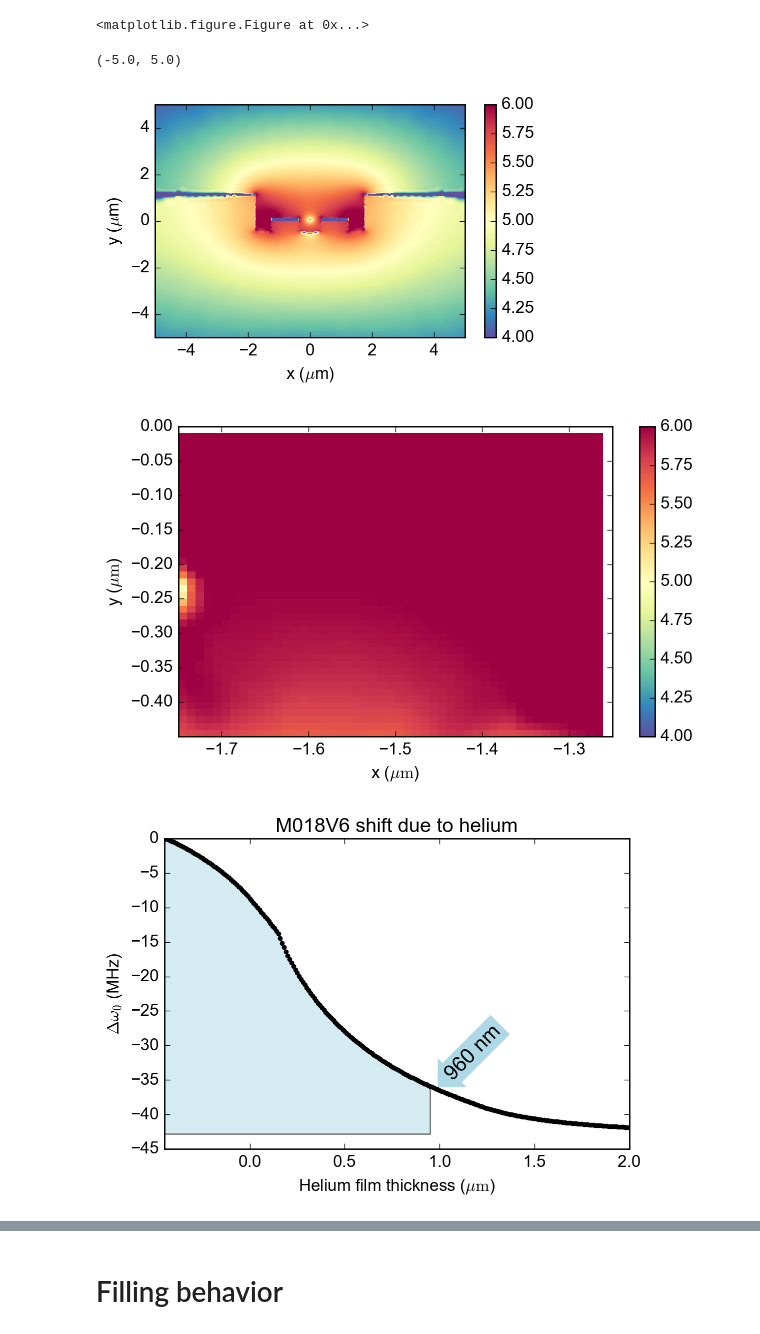
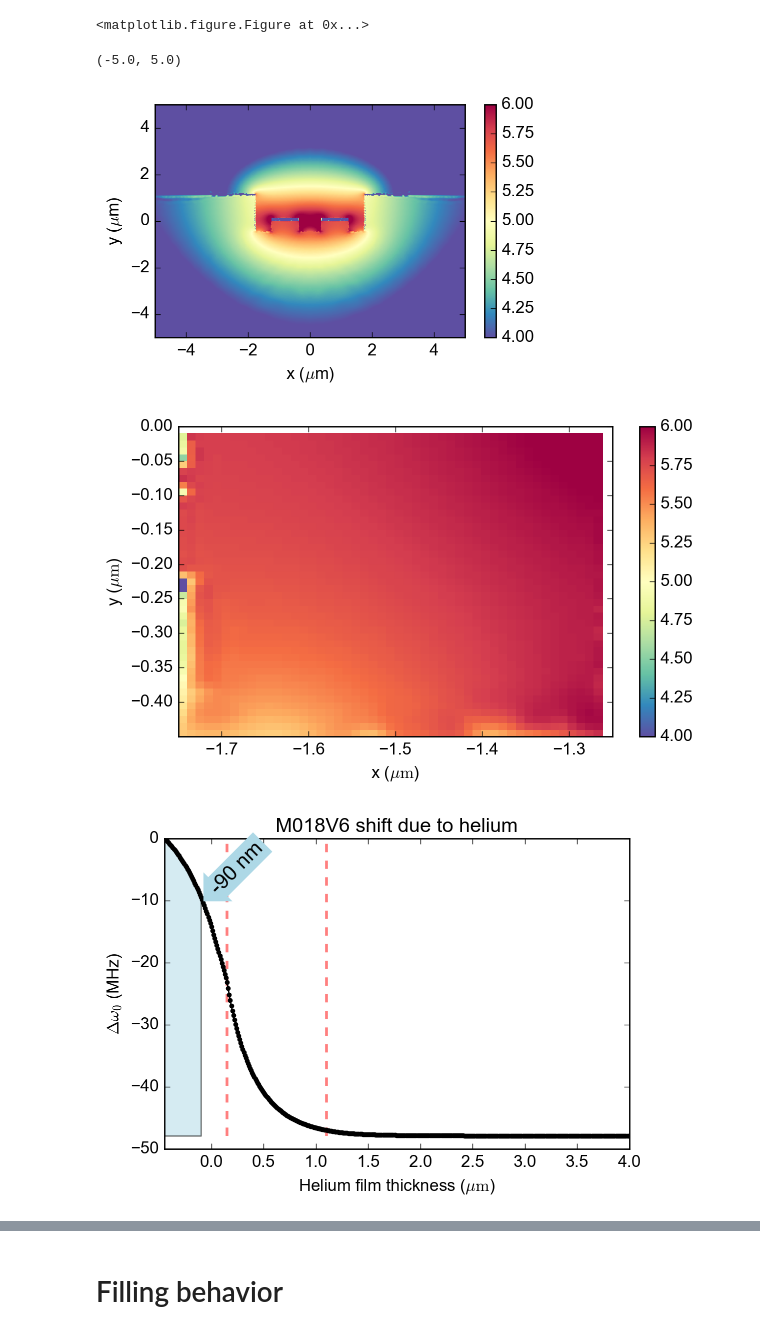
Before and after one commit to gkoolstra/ipython-notebooks, a Jupyter notebook: 20160530 - Master simulation notebook.ipynb, the cells around one changed output, grey strips where cells are left out. Saved outputs shown, nothing was run; the diff lists cells and outputs as text; code cells hidden in the pictures.

```diff
--- a/20160530 - Master simulation notebook.ipynb
+++ b/20160530 - Master simulation notebook.ipynb
@@ -80,6 +82,6 @@ The mean electric field over the range (-0.25, 0.25) is 0.3237 V/um.
 # %%
 # Load the data from the dsp file:
-path=r"/Volumes/slab/Gerwin/Electron on helium/Maxwell/M018 Yggdrasil/M018V6/V6.3/DCBiasMagE/channel_1100nm_L3etch_450nm.dsp"
+path=r"/Volumes/slab/Gerwin/Electron on helium/Maxwell/M018 Yggdrasil/M018V6/V6.3/RFFieldMagE/channel_1100nm_L3etchT_450nm.dsp"
 #path = r'/mnt/s/_Data/160513 - EonHe M016v5/data/simulation/Maxwell/160525 - Resonator XZ cut/160530 - M016v5 resonator xz cut magE.dsp'
 #path = r'S:\_Data\160513 - EonHe M016v5\data\simulation\Maxwell\160525 - Resonator XZ cut\160530 - M016v5 resonator xz cut magE.dsp'
 elements, nodes, elem_solution, bounding_box = import_data.load_dsp(path)
@@ -122,7 +124,7 @@ plt.xlim(np.min(x_symmetric), np.max(x_symmetric))
 plt.ylim(np.min(y_symmetric), np.max(y_symmetric))
 # %% [output]
 (-5.0, 5.0)
-[figure, old version]
+[figure, new version]
 # %%
 # This cell only serves as a test to see if integrate_energy gets the correct input
 integrate_energy(x_symmetric.T * 1E-6, y_symmetric.T * 1E-6, Uinterp_symmetric.T, (-1.75E-6, -1.25E-6),
@@ -131,11 +133,12 @@ integrate_energy(x_symmetric.T * 1E-6, y_symmetric.T * 1E-6, Uinterp_symmetric.T
                  do_plot=True, cmap=plt.cm.Spectral_r, figsize=(7.,4.))
 plt.clim(4, 6)
 # %% [output]
-[figure, old version]
+[figure, new version]
 # %%
 # Note: this code takes into account that the walls of the channel are not made of a conductor.
 film_thickness = np.arange(-L3_etch_depth, 5E-6, 0.01E-6)
 channel_width = 3.5E-6
+pin_thickness = 0.15E-6
 between_pins = (-0.35E-6, 0.35E-6)
 edge_gaps = [(-1.75E-6, -1.25E-6),(1.25E-6, 1.75E-6)]
 eps_silicon = 11.45 # Simulation was done with eps_silicon = 11.45
@@ -207,31 +210,36 @@ for f in tqdm(film_thickness):
 # %%
 from ipywidgets import interact
 
-w0_M018 = 6.405E9
+w0_M018 = 6.45E9
 resfreq_shift_M018 = -w0_M018*(1-1/np.sqrt(eps_ratio))
 
 fig1 = plt.figure(figsize=(6.,4.))
 common.configure_axes(12)
 
 #plt.plot(film_thickness*1E6, resfreq_shift_M018/1E6)
 
 def plot_red_line(shift=-10):
     plt.plot(film_thickness*1E6, resfreq_shift_M018/1E6, '.-', color='k')
     plt.xlabel(r'Helium film thickness ($\mu\mathrm{m}$)')
     plt.ylabel(r'$\Delta \omega_0$ (MHz)')
-    plt.xlim(-L3_etch_depth*1E6, 2)
+    plt.xlim(-L3_etch_depth*1E6, 4)
     plt.title("M018V6 shift due to helium")
 
     index = common.find_nearest(resfreq_shift_M018/1E6, shift)
     t = film_thickness[index]*1E6
     #print t
     bbox_props = dict(boxstyle="larrow,pad=0.2", fc="lightblue", ec="none", lw=2)
-    plt.text(t+0.05, shift+0.5, "{:.0f} nm".format(t*1E3), ha="left", va="bottom", rotation=45, size=15, bbox=bbox_props)
+    plt.text(t+0.05, shift+0.5, "{:.0f} nm".format(t*1E3), ha="left", va="bottom", rotation=45, size=15,
+             bbox=bbox_props)
 
-    plt.fill_between(film_thickness[:index]*1E6, resfreq_shift_M018[:index]/1E6, y2=np.min(resfreq_shift_M018/1E6), alpha=0.5, facecolor='lightblue')
-    #plt.vlines(t, -20, 0, linestyles='--', color='r', lw=2.0)
+    plt.vlines([pin_thickness*1E6, channel_height*1E6], np.min(resfreq_shift_M018/1E6), 0,
+               colors='r', linestyles='--', lw=2, alpha=0.5)
+
+    plt.fill_between(film_thickness[:index]*1E6, resfreq_shift_M018[:index]/1E6,
+                     y2=np.min(resfreq_shift_M018/1E6), alpha=0.5, facecolor='lightblue')
+#     plt.vlines(t, -20, 0, linestyles='--', color='r', lw=2.0)
     plt.show()
 
 interact(plot_red_line, shift=(np.min(resfreq_shift_M018)/1E6, 0, +0.1));
 # %% [output]
-[figure, old version]
+[figure, new version]
```
Also changed, not shown: parts of 18 cells of this notebook, 2 other files.
